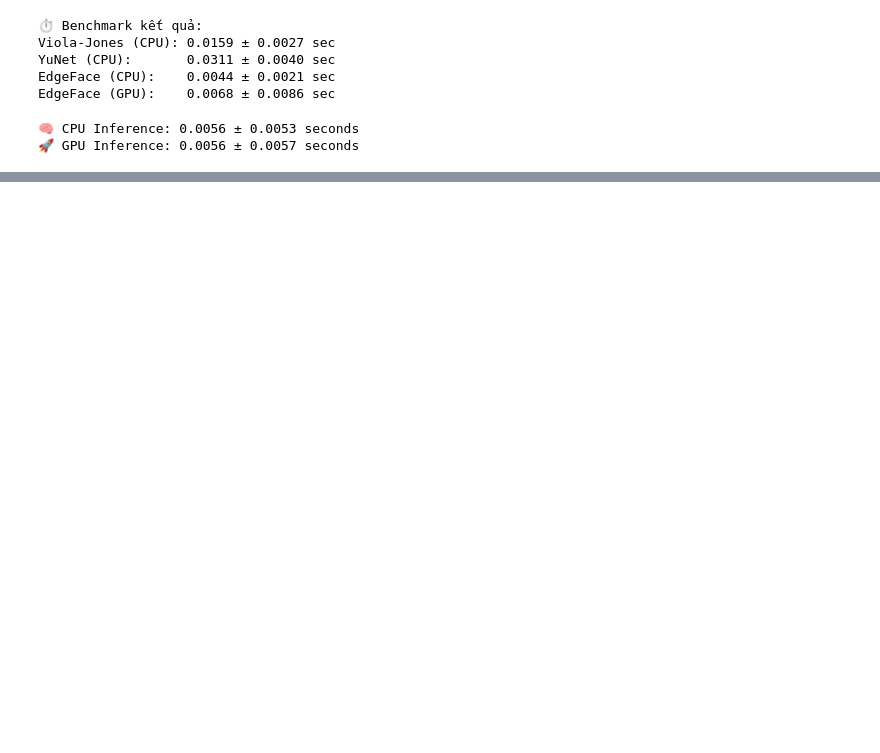
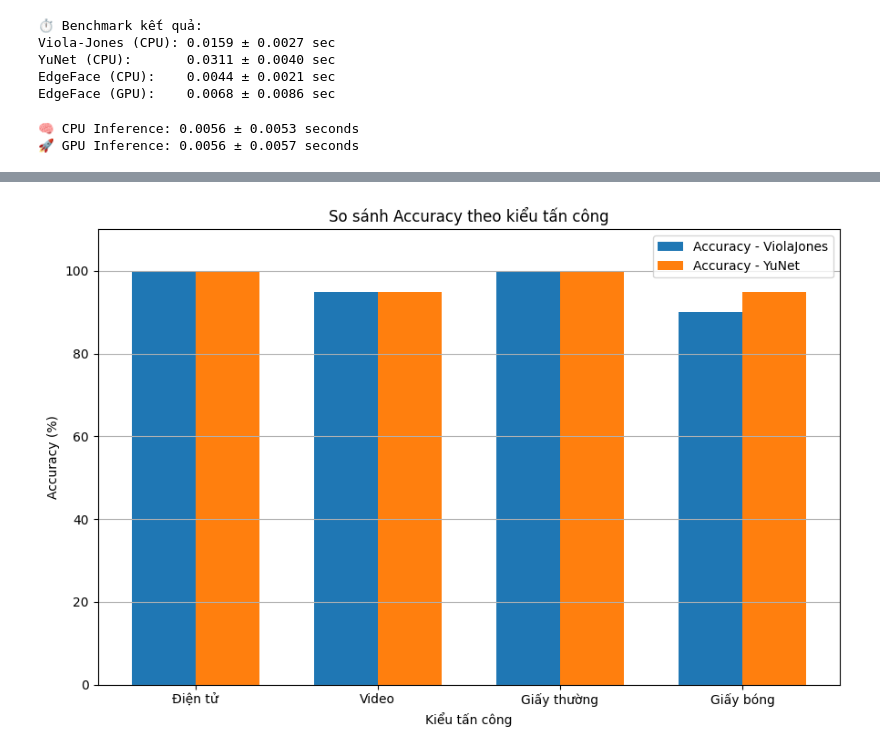
Before and after one commit to NLT22/DATN, a Jupyter notebook: test_perform.ipynb, the cells around one changed output, grey strips where cells are left out. Saved outputs shown, nothing was run; the diff lists cells and outputs as text; code cells hidden in the pictures; blank space fills up the shorter version.

```diff
--- a/test_perform.ipynb
+++ b/test_perform.ipynb
@@ -258,0 +544,36 @@ Mean diff score: 0.1384
+# %%
+# Re-import necessary libraries after code execution environment reset
+import numpy as np
+import matplotlib.pyplot as plt
+
+# Nhãn kiểu tấn công
+attack_types = ["Điện tử", "Video", "Giấy thường", "Giấy bóng"]
+
+# Độ chính xác (%) = số lần phát hiện đúng / tổng (20 mẫu mỗi loại)
+accuracy_viola = np.array([100, 95, 100, 90])
+accuracy_yunet = np.array([100, 95, 100, 95])
+
+# Vẽ biểu đồ cột
+bar_width = 0.35
+index = np.arange(len(attack_types))
+
+fig, ax = plt.subplots(figsize=(9, 6))
+
+# Cột độ chính xác
+ax.bar(index - bar_width/2, accuracy_viola, bar_width, label='Accuracy - ViolaJones', color='tab:blue')
+ax.bar(index + bar_width/2, accuracy_yunet, bar_width, label='Accuracy - YuNet', color='tab:orange')
+
+# Gán nhãn và định dạng
+ax.set_xlabel("Kiểu tấn công")
+ax.set_ylabel("Accuracy (%)")
+ax.set_title("So sánh Accuracy theo kiểu tấn công")
+ax.set_xticks(index)
+ax.set_xticklabels(attack_types)
+ax.set_ylim(0, 110)
+ax.legend()
+ax.grid(True, axis='y')
+
+plt.tight_layout()
+plt.show()
+# %% [output]
+[figure, added]
```
Also changed, not shown: parts of 7 cells of this notebook, 4 other files.
